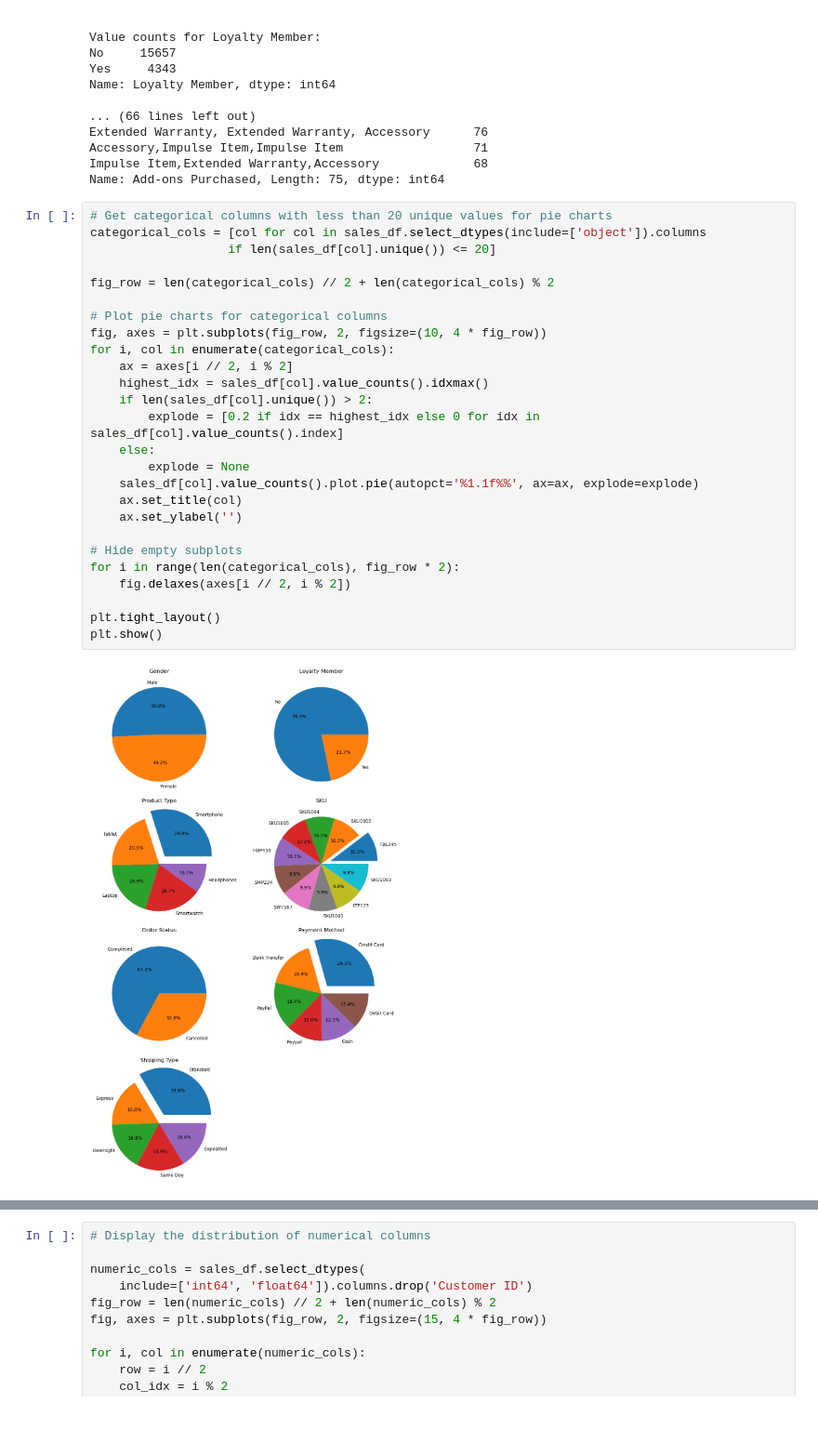
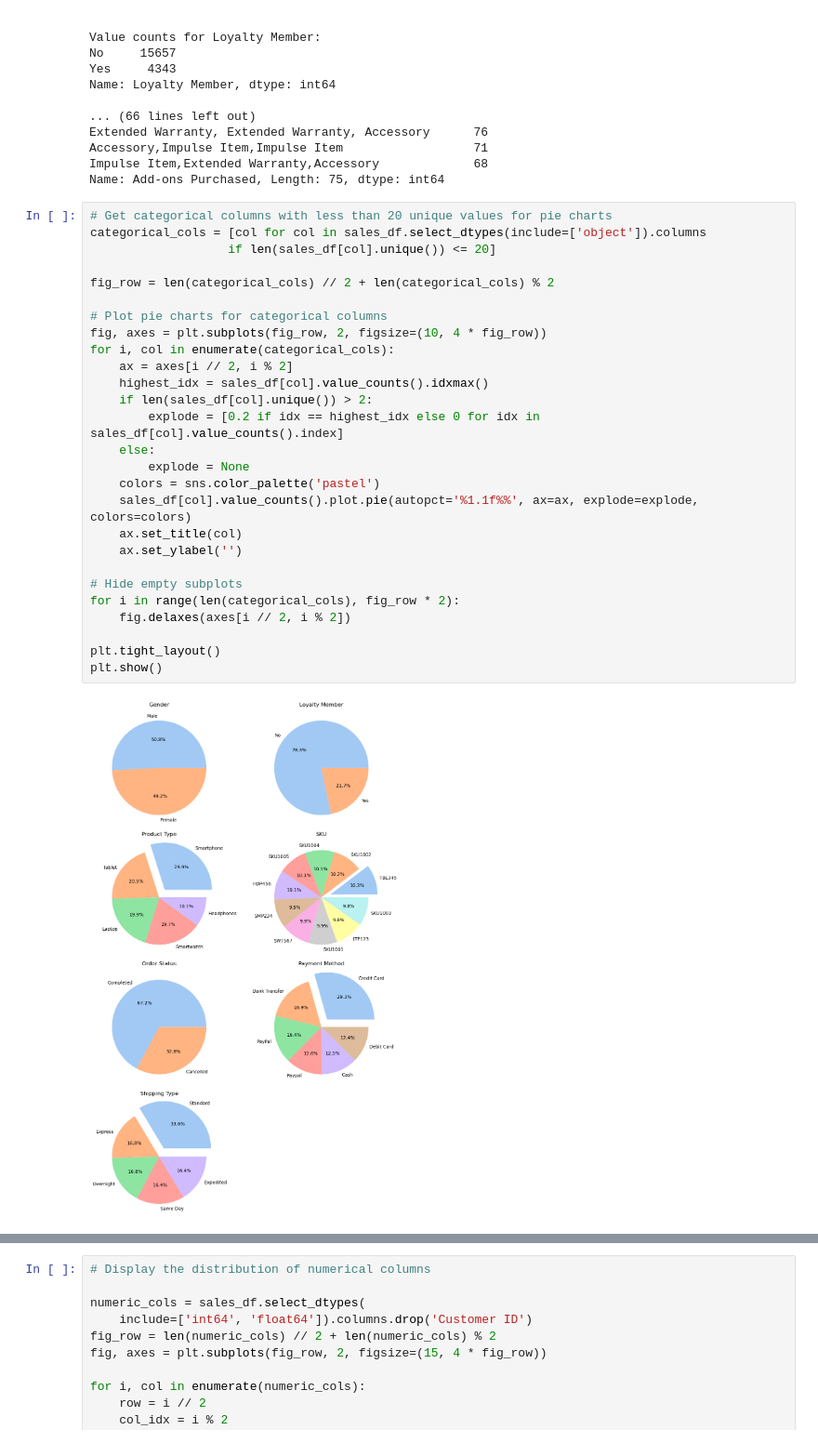
Before and after one commit to LtnLinh/CSC17104-Programming-for-Data-Science, a Jupyter notebook: Notebook.ipynb, the cells around one changed output, grey strips where cells are left out. Shown at 93% size. Cells and saved outputs as stored; diff of their text form.

```diff
--- a/Notebook.ipynb
+++ b/Notebook.ipynb
@@ -214,31 +214,32 @@ Name: Add-ons Purchased, Length: 75, dtype: int64
 # %%
 # Get categorical columns with less than 20 unique values for pie charts
 categorical_cols = [col for col in sales_df.select_dtypes(include=['object']).columns
                    if len(sales_df[col].unique()) <= 20]
 
 fig_row = len(categorical_cols) // 2 + len(categorical_cols) % 2
 
 # Plot pie charts for categorical columns
 fig, axes = plt.subplots(fig_row, 2, figsize=(10, 4 * fig_row))
 for i, col in enumerate(categorical_cols):
     ax = axes[i // 2, i % 2]
     highest_idx = sales_df[col].value_counts().idxmax()
     if len(sales_df[col].unique()) > 2:
         explode = [0.2 if idx == highest_idx else 0 for idx in sales_df[col].value_counts().index]
     else:
         explode = None
-    sales_df[col].value_counts().plot.pie(autopct='%1.1f%%', ax=ax, explode=explode)
+    colors = sns.color_palette('pastel')
+    sales_df[col].value_counts().plot.pie(autopct='%1.1f%%', ax=ax, explode=explode, colors=colors)
     ax.set_title(col)
     ax.set_ylabel('')
 
 # Hide empty subplots
 for i in range(len(categorical_cols), fig_row * 2):
     fig.delaxes(axes[i // 2, i % 2])
 
 plt.tight_layout()
 plt.show()
 # %% [output]
-[figure, old version]
+[figure, new version]
 # %%
 # Frequncy of Add-ons Purchased
 addons = sales_df['Add-ons Purchased'].str.split(',').explode().str.strip().value_counts()
```
Also changed, not shown: parts of 2 cells of this notebook.
